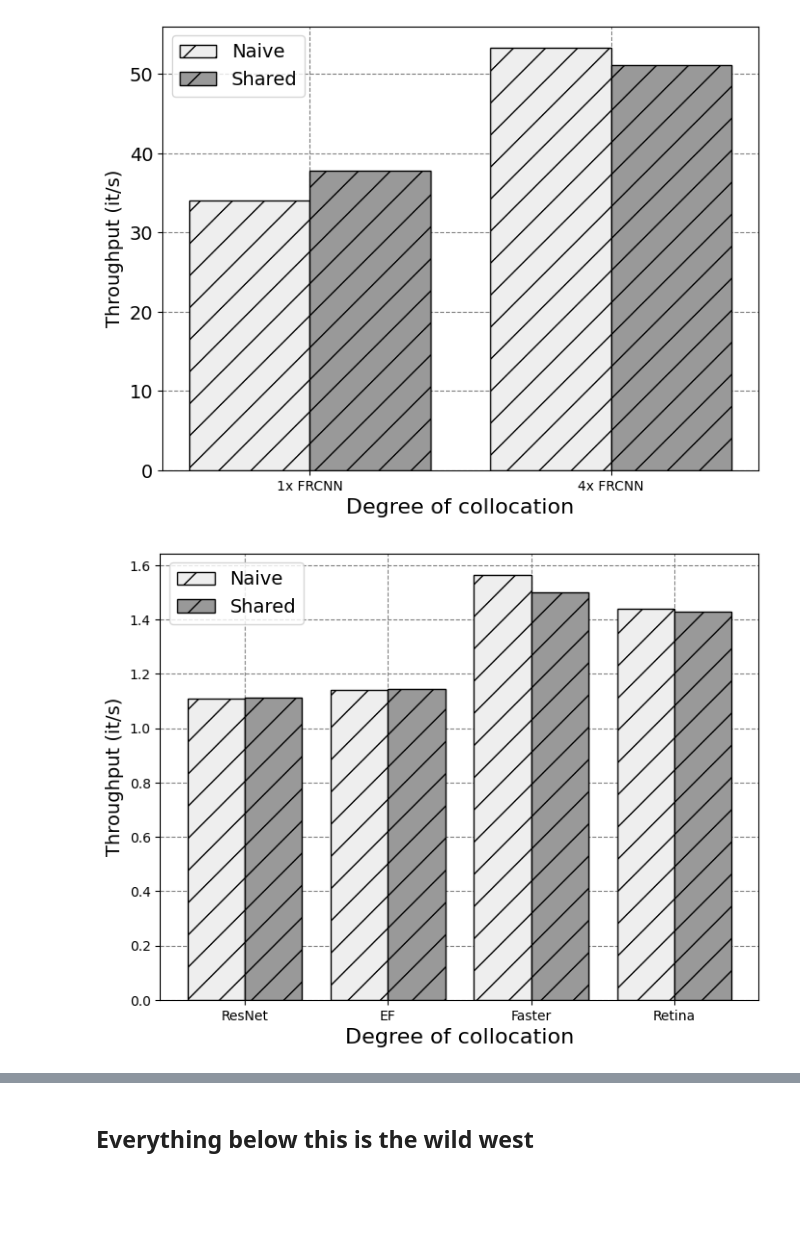
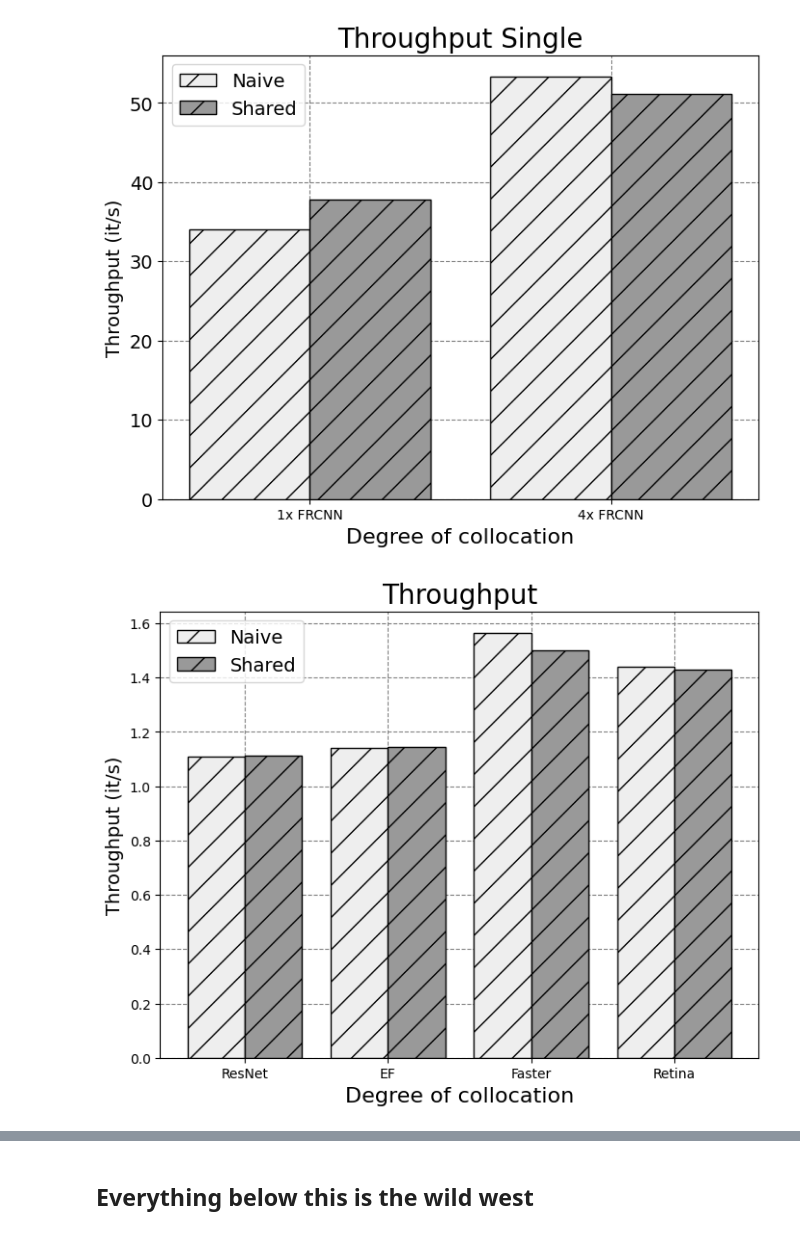
Before and after one commit to neilkimn/thesis, a Jupyter notebook: notebooks/CIDR_comparisons_A.ipynb, the cells around one changed output, grey strips where cells are left out. Drawn from its saved outputs; the diff is of its cells as text; code cells hidden in the pictures; blank space fills up the shorter version.

```diff
--- a/notebooks/CIDR_comparisons_A.ipynb
+++ b/notebooks/CIDR_comparisons_A.ipynb
@@ -8,6 +8,17 @@ import os
 log_path = Path(f"logs_h100/")
 from dataclasses import dataclass
 
+def get_mem(dfs):
+    mems = []
+    for df in dfs:
+        if not isinstance(df, pd.DataFrame):
+            mems.append(0)
+            continue
+
+        df["mem"] = df.apply(lambda x: x[" used_gpu_memory [MiB]"].strip(" MiB"), axis=1).astype(int)
+        mem = df.groupby([" pid"]).max()["mem"].sum()
+        mems.append(mem)
+    return mems
 
 @dataclass
 class Experiment:
@@ -106,6 +117,16 @@ class Experiment:
             df.iloc[2:]["total_time"].mean() if isinstance(df, pd.DataFrame) else 0
             for df in self.shared
         ]
+
+    @property
+    def memory_naive(self):
+        return get_mem([pd.read_csv(self.train_path / f"{self.model_path_prefix}_{self.pids[i]}_gpu_util.csv") if self.pids[i]!=0 else 0 for i in range(0, len(self.workloads))])
+
+    @property
+    def memory_shared(self):
+        return get_mem([pd.read_csv(self.train_path / f"{self.model_path_prefix}_{self.pids[i]}_gpu_util.csv") if self.pids[i]!=0 else 0 for i in range(len(self.workloads), 2*len(self.workloads))])
+
+
 
 
 # Imagenet
@@ -272,35 +296,35 @@ fig, ax = plt.subplots(figsize=(8,6))
 hatches = ["/", "/", "/", "///", "///", "///"]
 hatch_cols = ["#eeeeee", "#999999", "#666666",
               "#eeeeee", "#999999", "#666666"]
 
 for idx, (attribute, measurement) in enumerate(measurements.items()):
     offset = width * multiplier
     #rects = ax.bar(x + offset, measurement, width, label=attribute, color=shades[idx], edgecolor="black", yerr=measurements_err[attribute][idx], ecolor="red", capsize=5)
     rects = ax.bar(x + offset, measurement, width, label=attribute, hatch=hatches[idx], color=hatch_cols[idx], edgecolor="black")
     #ax.bar_label(rects, padding=3, fmt='%.0f', label_type="edge", color="black", size=16)
     multiplier += 1
 
 
 # Add some text for labels, title and custom x-axis tick labels, etc.
 ax.set_ylabel('Throughput (it/s)', fontsize=14)
-#ax.set_title(f'Collocation of model training - {MACHINE}\nEpoch time on {DATASET} (batch size {BATCH_SIZE})', fontsize=20)
+ax.set_title(f'Throughput Single', fontsize=20)
 ax.set_xticks(x + width)
 ax.set_xticklabels(exp.workloads)
 ax.legend(loc='upper left', fontsize=14)
 
 ax.set_axisbelow(True)
 ax.grid(color='gray', linestyle='dashed')
 if exp.dataset == "imagenet":
     plt.yticks([i for i in range(0, 2501, 500)], fontsize=14)
 elif exp.dataset == "coco":
     plt.yticks([i for i in range(0, 51, 10)], fontsize=14)
 plt.xlabel("Degree of collocation", fontsize=16)
 
 plt.rcParams['svg.fonttype'] = 'none'
 plt.savefig("efficienttransformer_throughput.pdf")
 plt.show()
 # %% [output]
-[figure, old version]
+[figure, new version]
 # %%
 ### MULTIPLE EXPERIMENTS
 
@@ -315,7 +339,7 @@ measurements ={
     "Shared": [x.throughput_shared_normalized[-1] for x in experiments]
 }
 
-x = np.arange(len(exp.workloads))  # the label locations
+x = np.arange(len(experiments))  # the label locations
 width = 0.4  # the width of the bars
 multiplier = 0.5
 
@@ -334,7 +358,7 @@ for idx, (attribute, measurement) in enumerate(measurements.items()):
 
 # Add some text for labels, title and custom x-axis tick labels, etc.
 ax.set_ylabel('Throughput (it/s)', fontsize=14)
-#ax.set_title(f'Collocation of model training - {MACHINE}\nEpoch time on {DATASET} (batch size {BATCH_SIZE})', fontsize=20)
+ax.set_title(f'Throughput', fontsize=20)
 ax.set_xticks(x + width)
 ax.set_xticklabels([x.name for x in experiments])
 ax.legend(loc='upper left', fontsize=14)
@@ -351,4 +375,4 @@ plt.rcParams['svg.fonttype'] = 'none'
 plt.savefig("efficienttransformer_throughput.pdf")
 plt.show()
 # %% [output]
-[figure, old version]
+[figure, new version]
```
Also changed, not shown: parts of 6 cells of this notebook.
